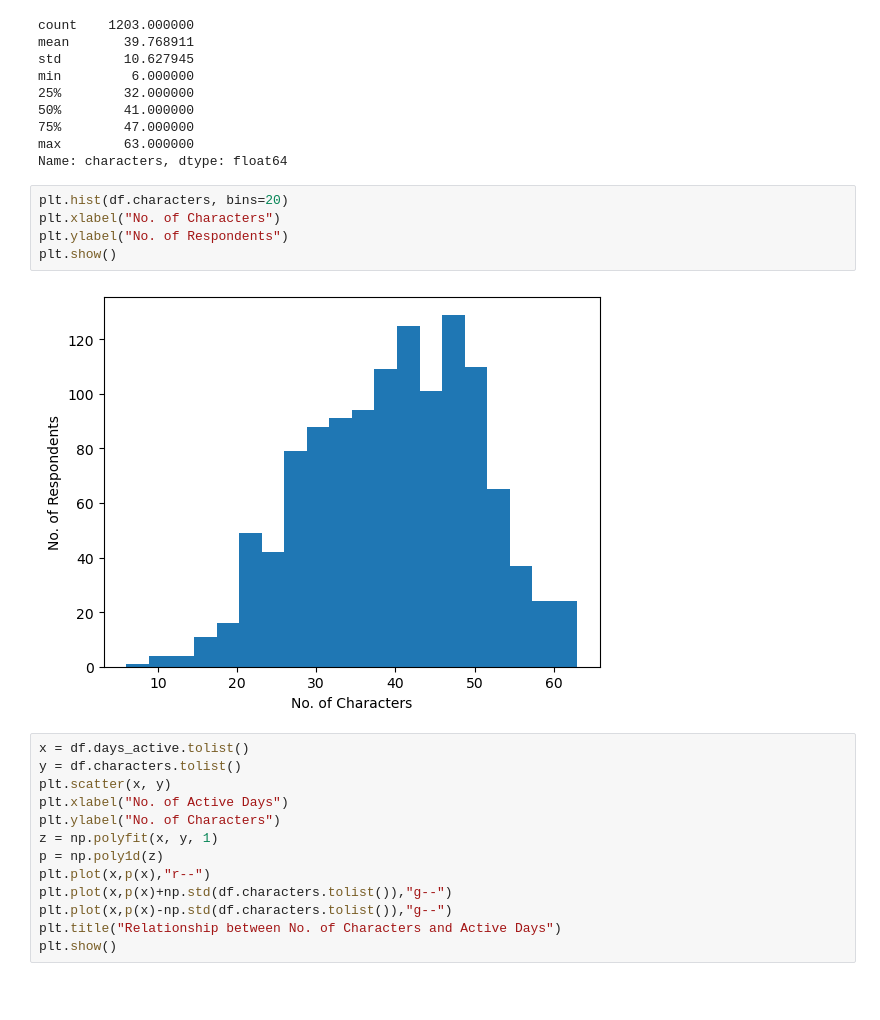
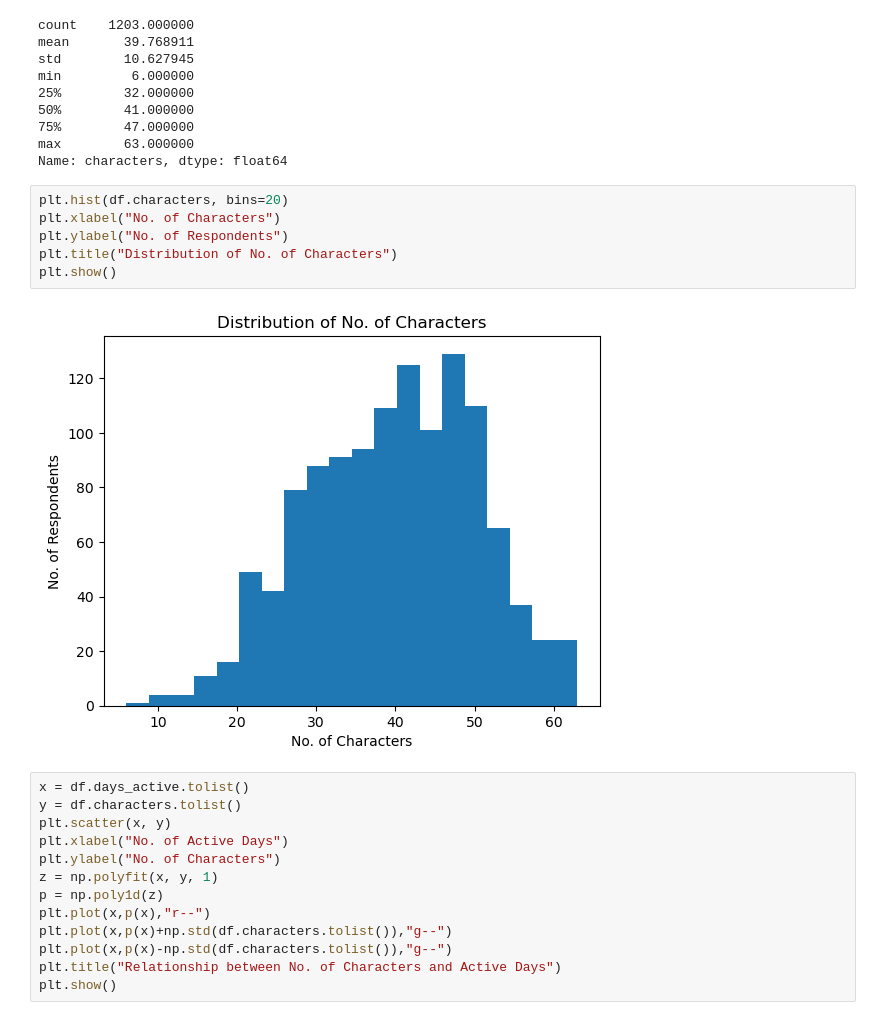
Before and after one commit to jasonchuangkw/project_genshin, a Jupyter notebook: codes/eda_and_analysis.ipynb, the cells around one changed output. Cells and saved outputs as stored; diff of their text form; blank space fills up the shorter version.

```diff
--- a/codes/eda_and_analysis.ipynb
+++ b/codes/eda_and_analysis.ipynb
@@ -638,10 +642,11 @@ Name: characters, dtype: float64
 # %%
 plt.hist(df.characters, bins=20)
 plt.xlabel("No. of Characters")
 plt.ylabel("No. of Respondents")
+plt.title("Distribution of No. of Characters")
 plt.show()
 # %% [output]
-[figure, old version]
+[figure, new version]
 # %%
 x = df.days_active.tolist()
 y = df.characters.tolist()
```
Also changed, not shown: parts of 76 cells of this notebook.
